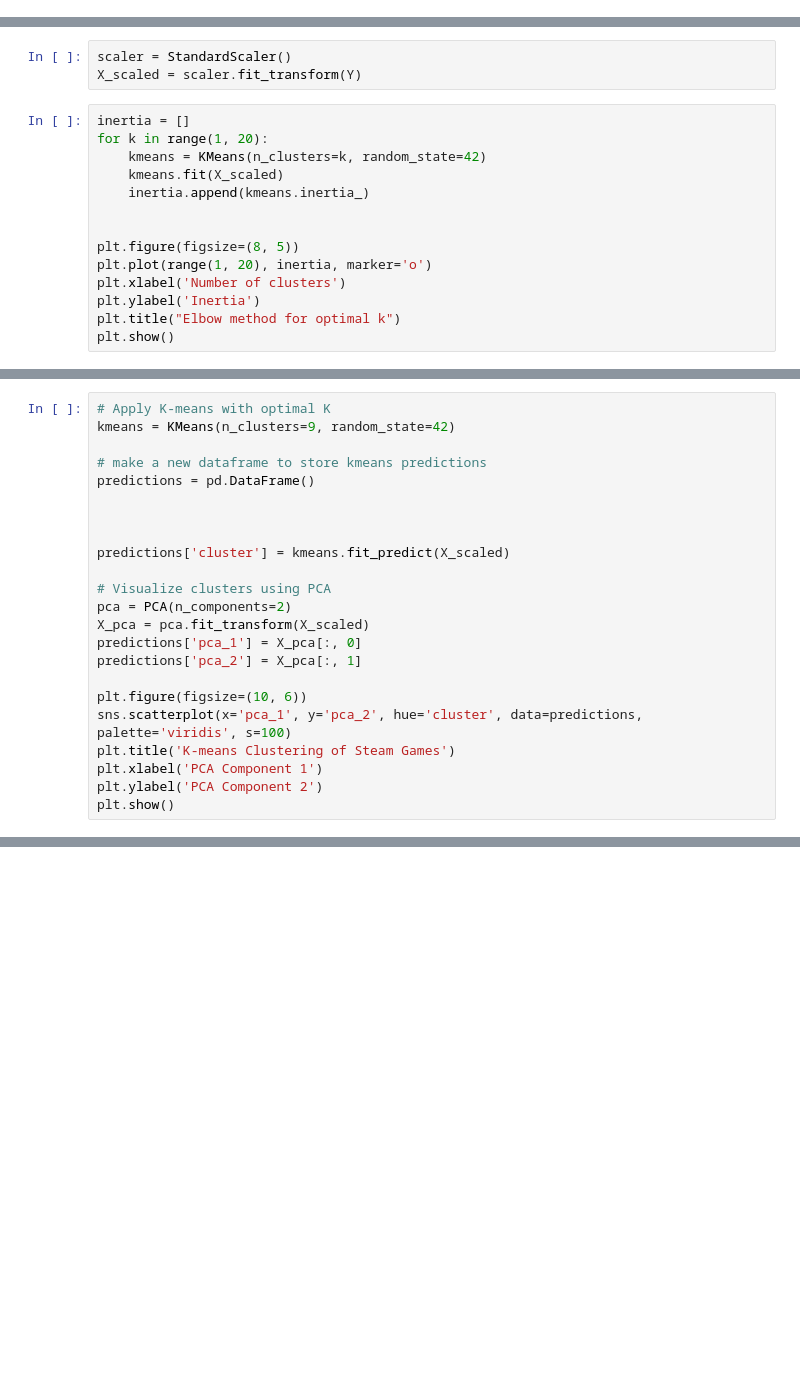
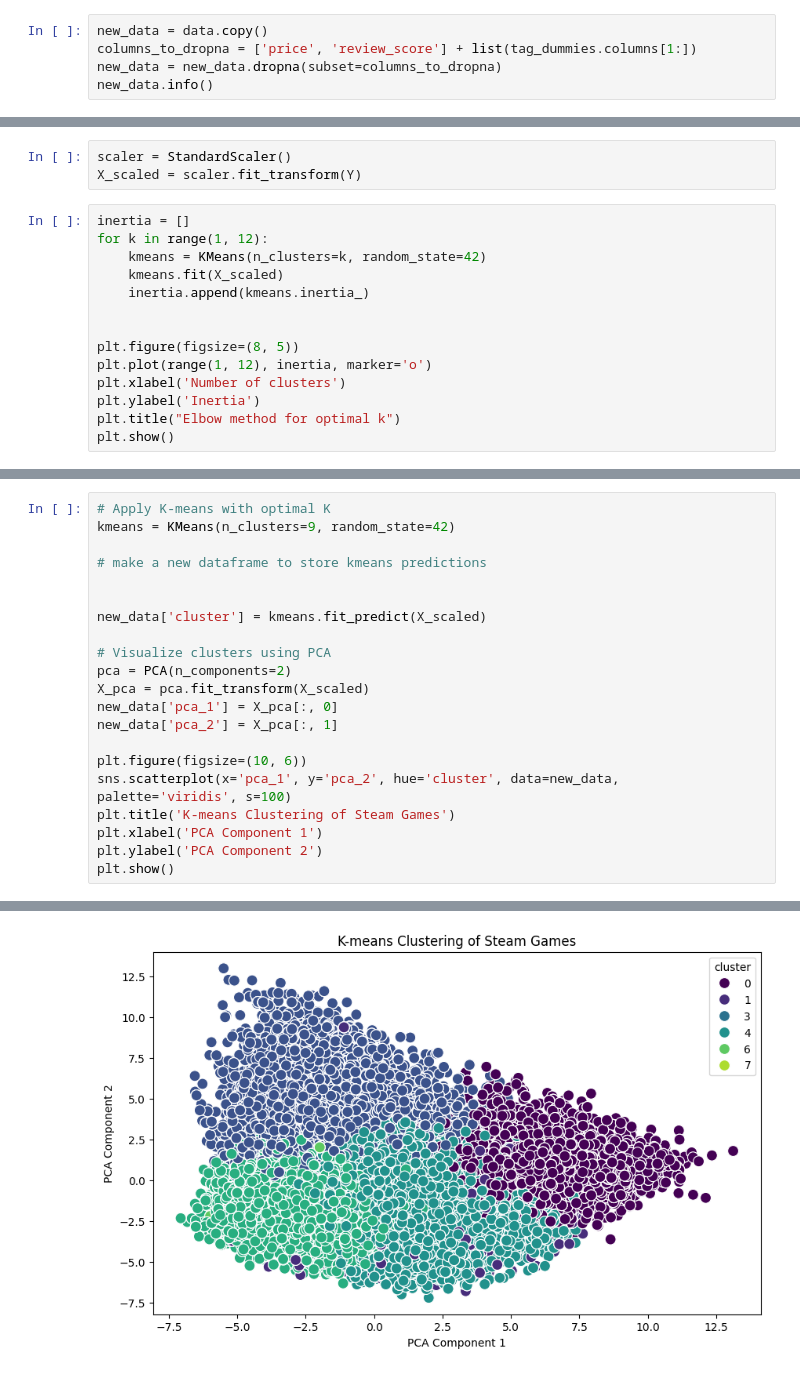
Before and after one commit to Ritvik2205/fds-cw2, a Jupyter notebook: cw2.ipynb, the cells around one changed output, grey strips where cells are left out. Drawn from its saved outputs; the diff is of its cells as text; blank space fills up the shorter version.

```diff
--- a/cw2.ipynb
+++ b/cw2.ipynb
@@ -201,0 +202,5 @@ X_scaled = scaler.fit_transform(X)
+# %%
+new_data = data.copy()
+columns_to_dropna = ['price', 'review_score'] + list(tag_dummies.columns[1:])
+new_data = new_data.dropna(subset=columns_to_dropna)
+new_data.info()
@@ -215,14 +226,14 @@ scaler = StandardScaler()
 X_scaled = scaler.fit_transform(Y)
 # %%
 inertia = []
-for k in range(1, 20):
+for k in range(1, 12):
     kmeans = KMeans(n_clusters=k, random_state=42)
     kmeans.fit(X_scaled)
     inertia.append(kmeans.inertia_)
 
 
 plt.figure(figsize=(8, 5))
-plt.plot(range(1, 20), inertia, marker='o')
+plt.plot(range(1, 12), inertia, marker='o')
 plt.xlabel('Number of clusters')
 plt.ylabel('Inertia')
 plt.title("Elbow method for optimal k")
@@ -238,20 +245,18 @@ NameError: name 'X_scaled' is not defined
 kmeans = KMeans(n_clusters=9, random_state=42)
 
 # make a new dataframe to store kmeans predictions
-predictions = pd.DataFrame()
 
 
-
-predictions['cluster'] = kmeans.fit_predict(X_scaled)
+new_data['cluster'] = kmeans.fit_predict(X_scaled)
 
 # Visualize clusters using PCA
 pca = PCA(n_components=2)
 X_pca = pca.fit_transform(X_scaled)
-predictions['pca_1'] = X_pca[:, 0]
-predictions['pca_2'] = X_pca[:, 1]
+new_data['pca_1'] = X_pca[:, 0]
+new_data['pca_2'] = X_pca[:, 1]
 
 plt.figure(figsize=(10, 6))
-sns.scatterplot(x='pca_1', y='pca_2', hue='cluster', data=predictions, palette='viridis', s=100)
+sns.scatterplot(x='pca_1', y='pca_2', hue='cluster', data=new_data, palette='viridis', s=100)
 plt.title('K-means Clustering of Steam Games')
 plt.xlabel('PCA Component 1')
 plt.ylabel('PCA Component 2')
@@ -260,0 +265 @@ ValueError: Length of values (207935) does not match length of index (210606)
+[figure, added]
```
Also changed, not shown: parts of 8 cells of this notebook.
